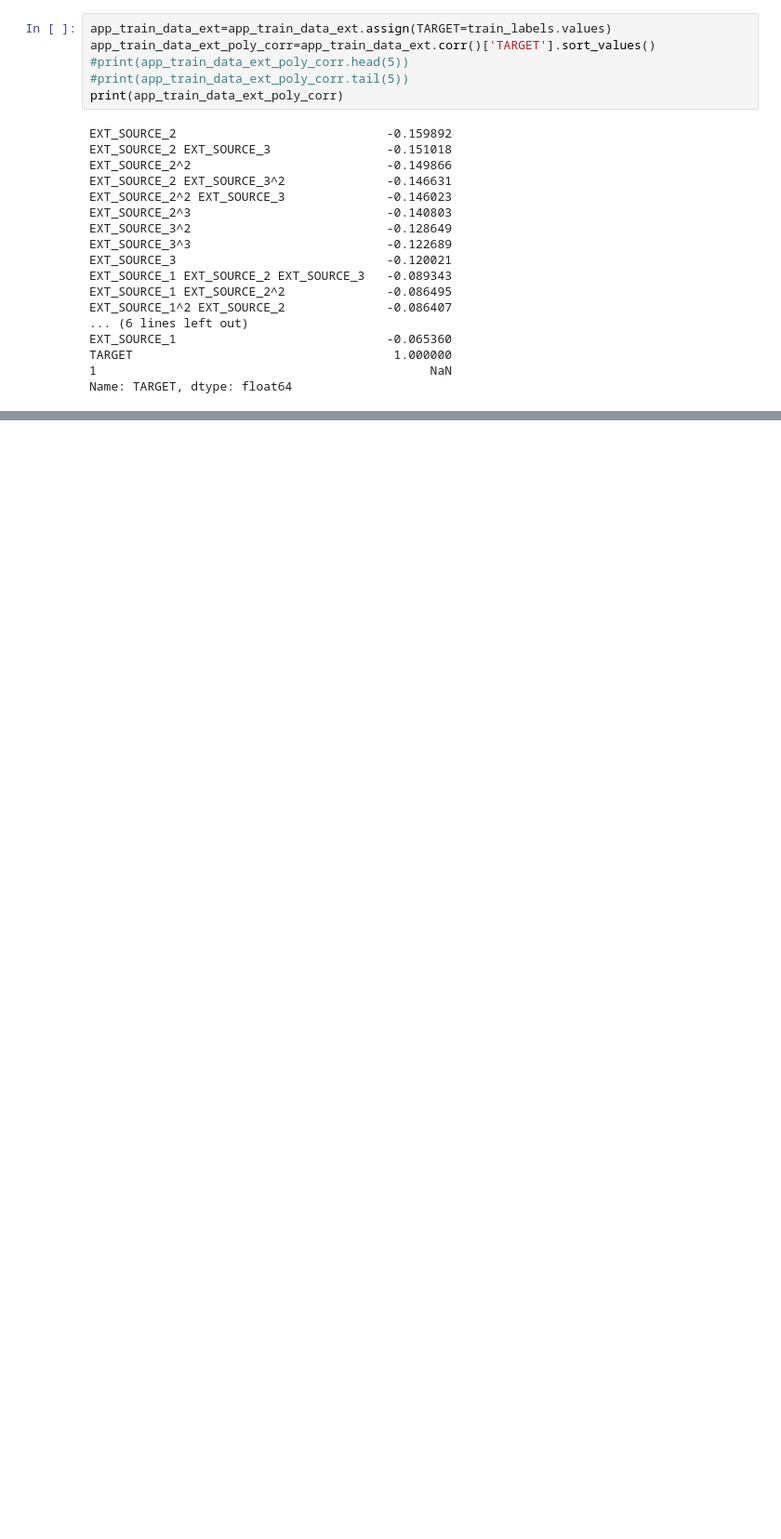
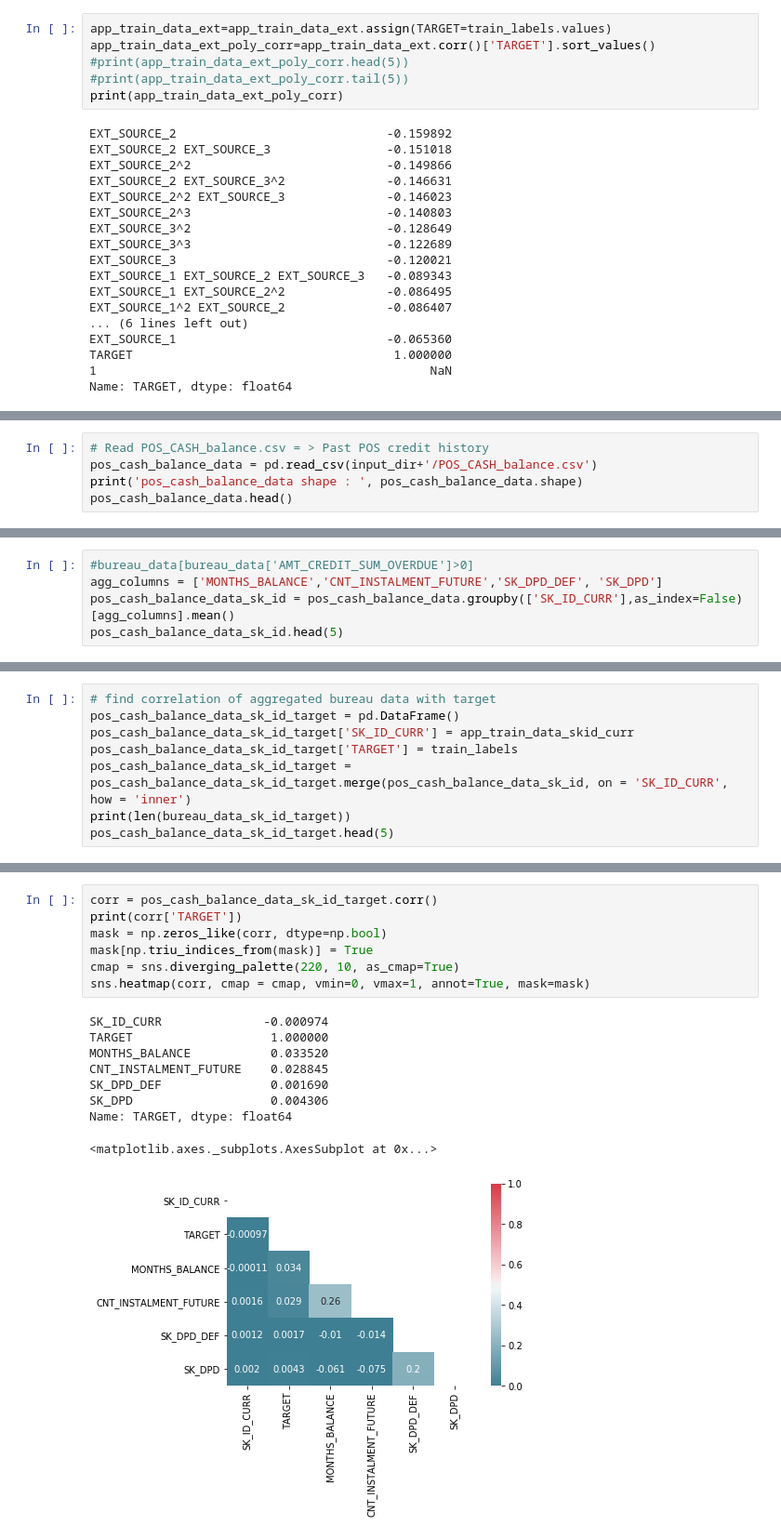
Before and after one commit to gauravkdesai/w207-FinalProject-HomeCreditDefaultRisk, a Jupyter notebook: EDA.ipynb, the cells around one changed output, grey strips where cells are left out. Shown: that part at 93% size. Cells and saved outputs as stored; diff of their text form; blank space fills up the shorter version.

```diff
--- a/EDA.ipynb
+++ b/EDA.ipynb
@@ -530,0 +606,5 @@ Name: TARGET, dtype: float64
+# %%
+# Read POS_CASH_balance.csv = > Past POS credit history
+pos_cash_balance_data = pd.read_csv(input_dir+'/POS_CASH_balance.csv')
+print('pos_cash_balance_data shape : ', pos_cash_balance_data.shape)
+pos_cash_balance_data.head()
@@ -530,0 +619,5 @@ Name: TARGET, dtype: float64
+# %%
+#bureau_data[bureau_data['AMT_CREDIT_SUM_OVERDUE']>0]
+agg_columns = ['MONTHS_BALANCE','CNT_INSTALMENT_FUTURE','SK_DPD_DEF', 'SK_DPD']
+pos_cash_balance_data_sk_id = pos_cash_balance_data.groupby(['SK_ID_CURR'],as_index=False)[agg_columns].mean()
+pos_cash_balance_data_sk_id.head(5)
@@ -530,0 +631,8 @@ Name: TARGET, dtype: float64
+# %%
+# find correlation of aggregated bureau data with target
+pos_cash_balance_data_sk_id_target = pd.DataFrame()
+pos_cash_balance_data_sk_id_target['SK_ID_CURR'] = app_train_data_skid_curr
+pos_cash_balance_data_sk_id_target['TARGET'] = train_labels
+pos_cash_balance_data_sk_id_target = pos_cash_balance_data_sk_id_target.merge(pos_cash_balance_data_sk_id, on = 'SK_ID_CURR', how = 'inner')
+print(len(bureau_data_sk_id_target))
+pos_cash_balance_data_sk_id_target.head(5)
@@ -530,0 +647,17 @@ Name: TARGET, dtype: float64
+# %%
+corr = pos_cash_balance_data_sk_id_target.corr()
+print(corr['TARGET'])
+mask = np.zeros_like(corr, dtype=np.bool)
+mask[np.triu_indices_from(mask)] = True
+cmap = sns.diverging_palette(220, 10, as_cmap=True)
+sns.heatmap(corr, cmap = cmap, vmin=0, vmax=1, annot=True, mask=mask)
+# %% [output]
+SK_ID_CURR              -0.000974
+TARGET                   1.000000
+MONTHS_BALANCE           0.033520
+CNT_INSTALMENT_FUTURE    0.028845
+SK_DPD_DEF               0.001690
+SK_DPD                   0.004306
+Name: TARGET, dtype: float64
+<matplotlib.axes._subplots.AxesSubplot at 0x...>
+[figure, added]
```
Also changed, not shown: parts of 14 cells of this notebook, 1 other file.
